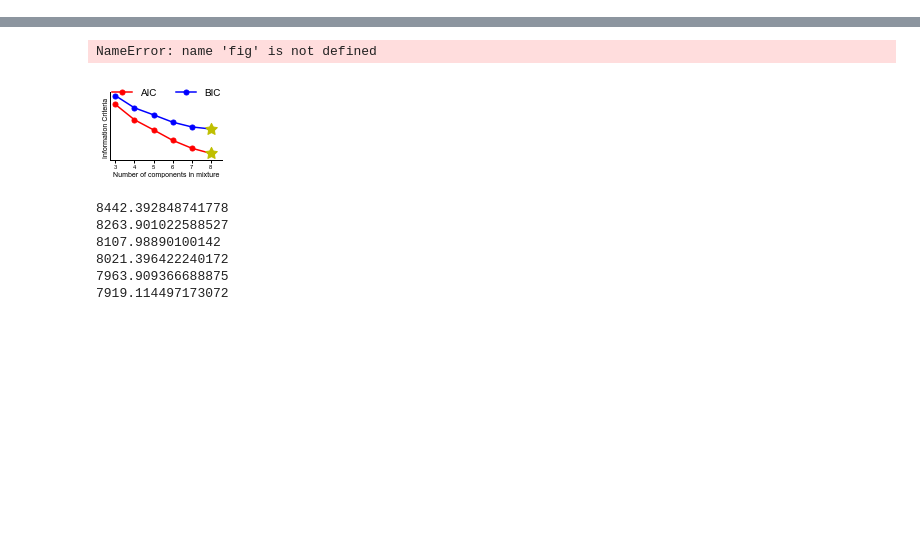
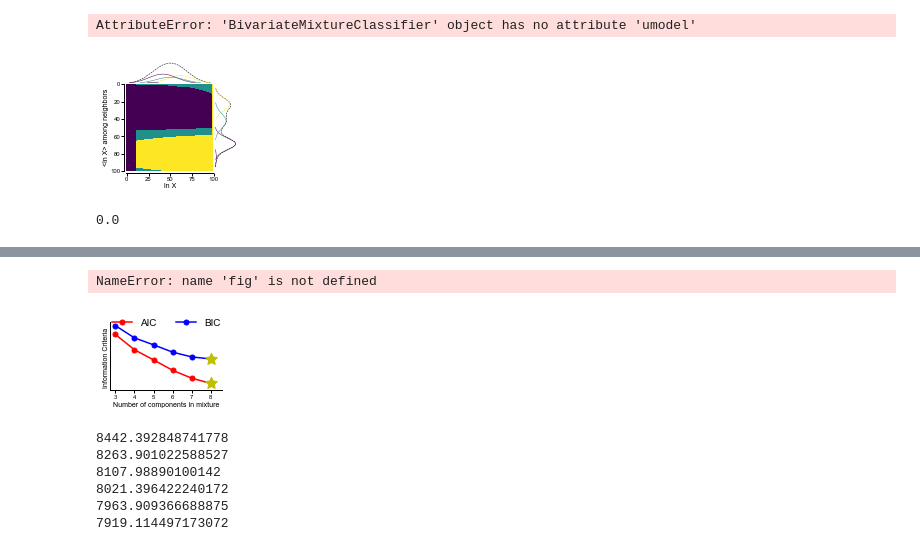
Before and after one commit to sbernasek/flyqma, a Jupyter notebook: notebooks/figures/classifier_dev.ipynb, the cells around one changed output, grey strips where cells are left out. Drawn from its saved outputs; the diff is of its cells as text; code cells hidden in the pictures; blank space fills up the shorter version.

```diff
--- a/notebooks/figures/classifier_dev.ipynb
+++ b/notebooks/figures/classifier_dev.ipynb
@@ -37,0 +31,5 @@ selector.BIC
+# %%
+classifier.plot_phase_space()
+# %% [output]
+AttributeError: 'BivariateMixtureClassifier' object has no attribute 'umodel'
+[figure, added]
@@ -37,0 +43,4 @@ selector.BIC
+# %%
+(x1!=x2).sum() / x2.size
+# %% [output]
+0.0
```
Also changed, not shown: parts of 86 cells of this notebook, 10 other files.
